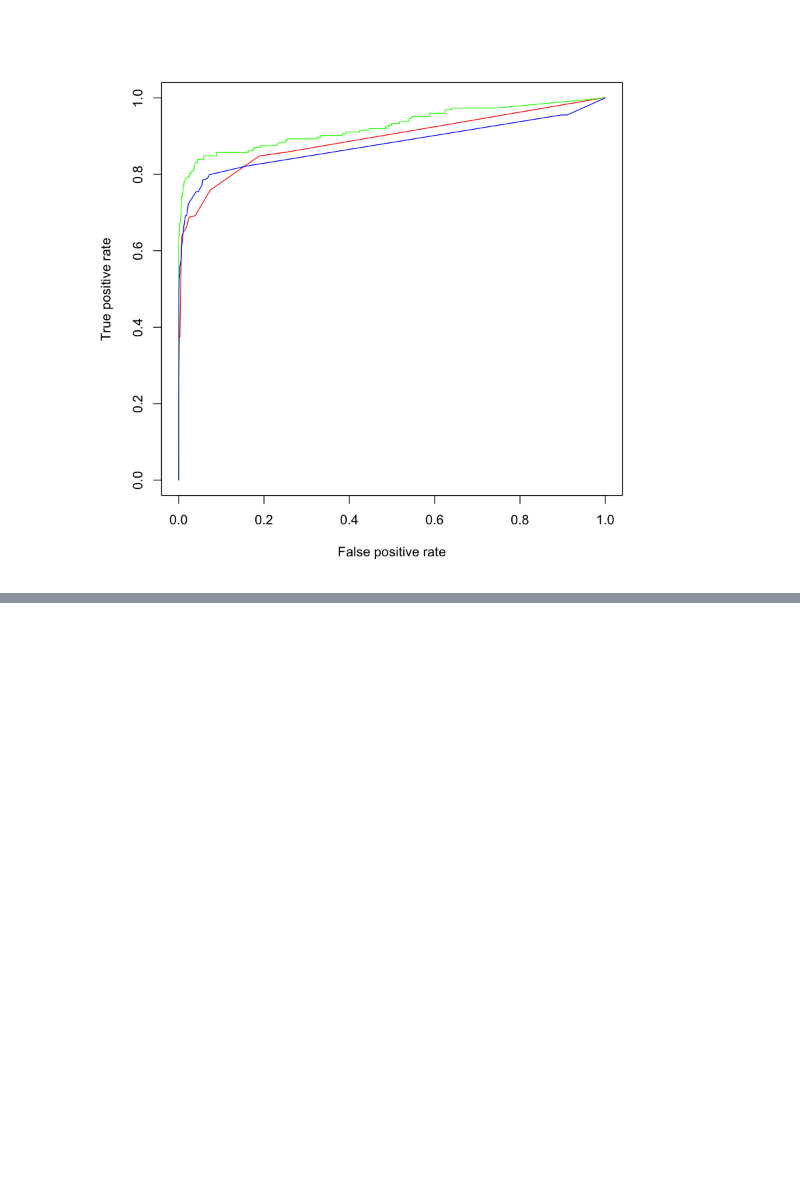
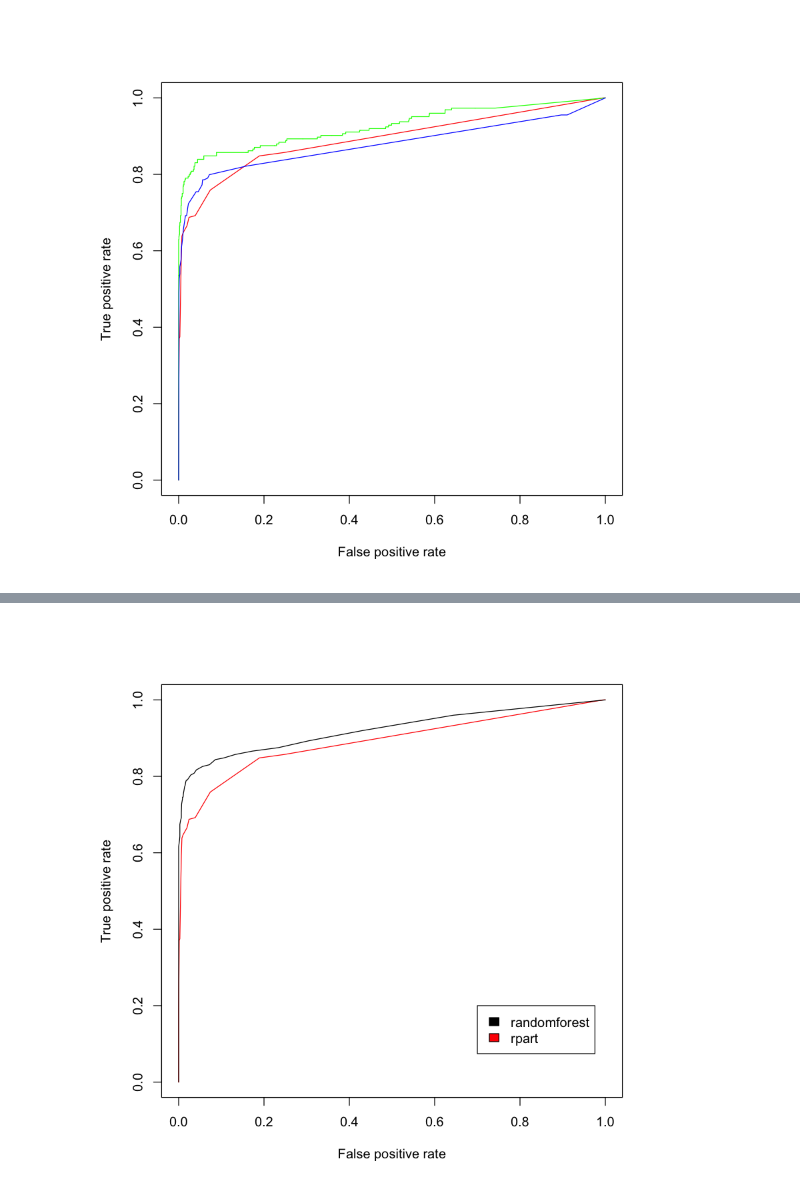
Before and after one commit to YuHsuanLin/riii, a Jupyter notebook: cb102/cb102_20180821.ipynb, the cells around one changed output, grey strips where cells are left out. Cells and saved outputs as stored; diff of their text form; code cells hidden in the pictures; blank space fills up the shorter version.

```diff
--- a/cb102/cb102_20180821.ipynb
+++ b/cb102/cb102_20180821.ipynb
@@ -614,0 +674,16 @@ plot(ctree_perf.rocr,col='blue',add=T)
+# %%
+rf_model = train(churn~.,
+              data=churnTrain,
+              method='rf',
+              trControl = trainControl(method='cv',classProbs=T,summaryFunction=multiClassSummary),
+             )
+# %%
+rf_prob_yes = predict(rf_model,churnTest,type='prob')[,1]
+rf_pred.rocr = prediction(rf_prob_yes,churnTest$churn)
+rf_perf.rocr = performance(rf_pred.rocr,measure = 'tpr',x.measure = 'fpr')
+# %%
+plot(rpart_perf.rocr,col='red')
+plot(rf_perf.rocr,col='black',add=T)
+legend(0.7, 0.2, c('randomforest','rpart'), 1:2)
+# %% [output]
+[figure, added]
```
Also changed, not shown: parts of 6 cells of this notebook.
